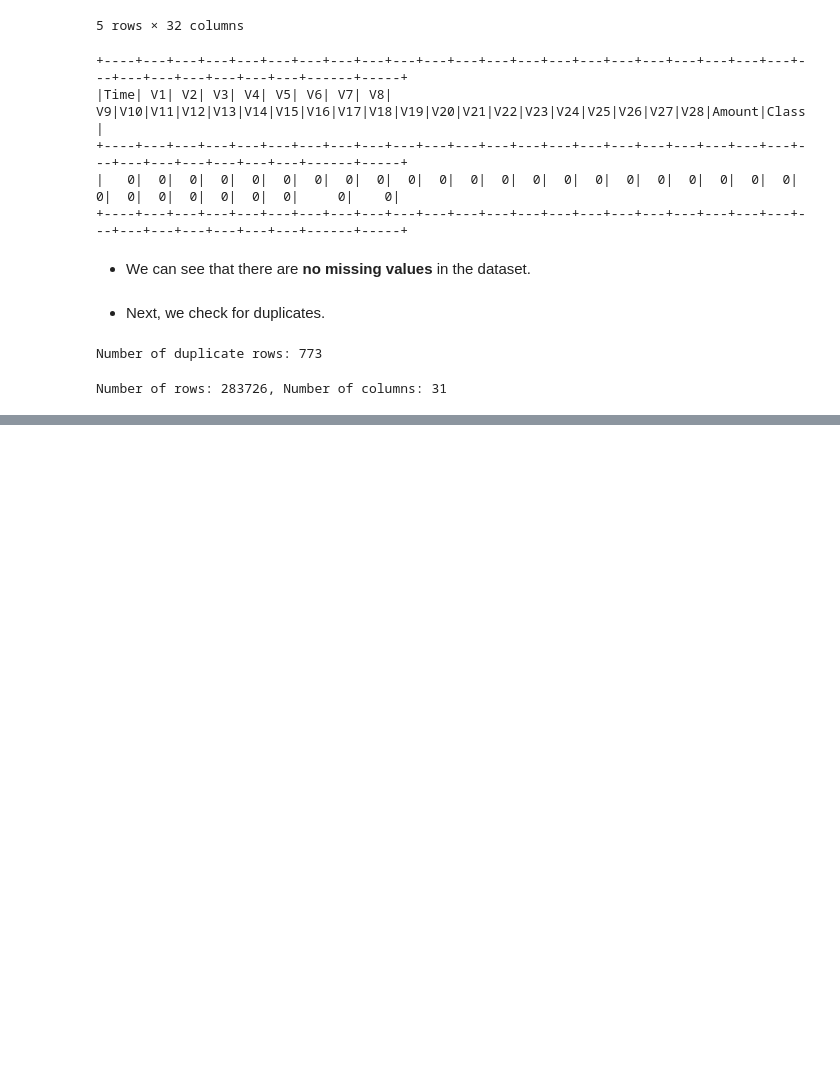
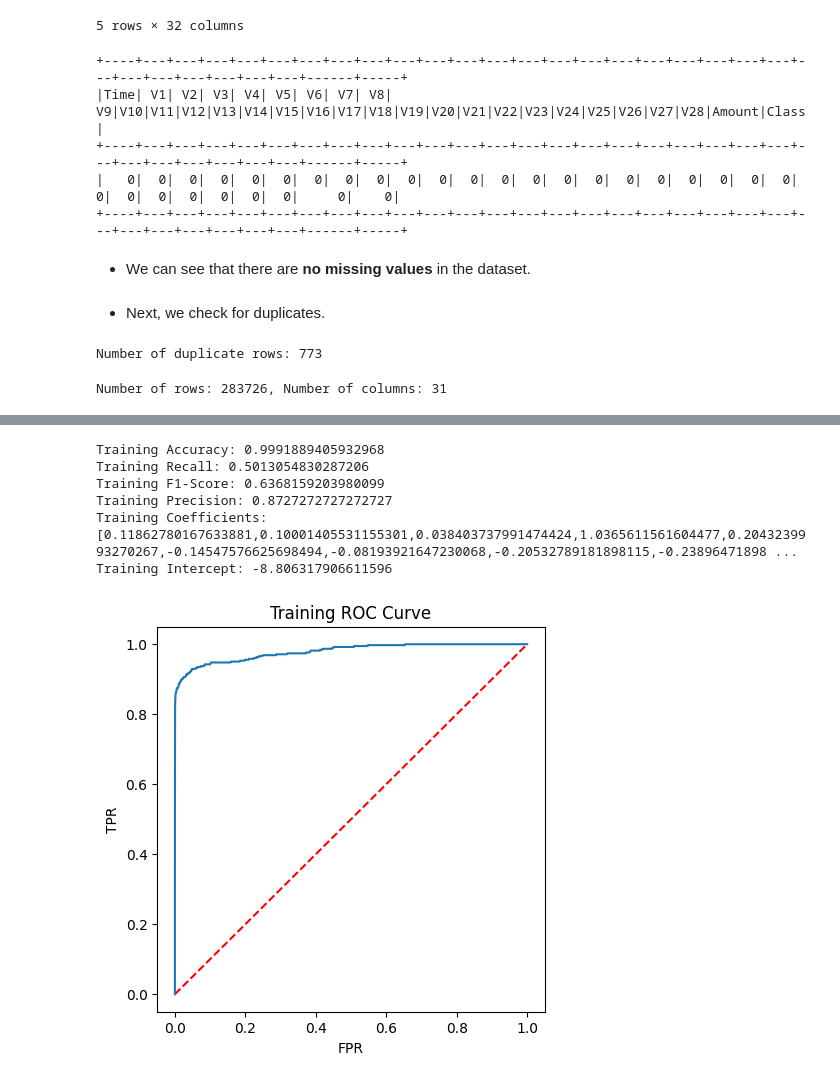
Before and after one commit to stillxthahn/IntroBigData-FinalProject, a Jupyter notebook: src/Problem1_Classification/Structured_API.ipynb, the cells around one changed output, grey strips where cells are left out. Cells and saved outputs as stored; diff of their text form; code cells hidden in the pictures; blank space fills up the shorter version.

```diff
--- a/src/Problem1_Classification/Structured_API.ipynb
+++ b/src/Problem1_Classification/Structured_API.ipynb
@@ -130,0 +99,18 @@ only showing top 20 rows
+# %%
+from pyspark.ml.feature import VectorAssembler, StandardScaler
+
+# Drop the 'Time' column and any duplicates
+numeric_data = data.drop("Time")
+numeric_data = numeric_data.dropDuplicates()
+
+# Assemble feature columns into a single vector column
+feature_columns = numeric_data.columns[:-1]  # Assuming the last column is the label
+assembler = VectorAssembler(inputCols=feature_columns, outputCol="features")
+data_with_features = assembler.transform(numeric_data).select("features", "Class")
+
+# Standardize the features
+scaler = StandardScaler(inputCol="features", outputCol="scaledFeatures", withStd=True, withMean=False)
+scaler_model = scaler.fit(data_with_features)
+data_preprocessed = scaler_model.transform(data_with_features)
+
+data_preprocessed.show()
@@ -130,0 +135,62 @@ only showing top 20 rows
+# %%
+from pyspark.ml.classification import LogisticRegression
+from pyspark.ml.evaluation import BinaryClassificationEvaluator
+from pyspark.ml.evaluation import MulticlassClassificationEvaluator
+import matplotlib.pyplot as plt
+
+# Split the data into training and testing sets
+train_data, test_data = data_preprocessed.randomSplit([0.8, 0.2], seed=42)
+
+# Initialize the Logistic Regression model
+lr = LogisticRegression(featuresCol="scaledFeatures", labelCol="Class", predictionCol="prediction")
+
+# Fit the model on the training data
+lr_model = lr.fit(train_data)
+
+# Inspect metrics of trainning data
+training_summary = lr_model.summary
+print(f"Training Accuracy: {training_summary.accuracy}")
+print(f"Training Recall: {training_summary.recallByThreshold.collect()[0]['recall']}")
+print(f"Training F1-Score: {training_summary.fMeasureByThreshold.collect()[0]['F-Measure']}")
+print(f"Training Precision: {training_summary.precisionByThreshold.collect()[0]['precision']}")
+print(f"Training Coefficients: {lr_model.coefficients}")
+print(f"Training Intercept: {lr_model.intercept}")
+plt.figure(figsize=(5,5))
+plt.plot([0, 1], [0, 1], 'r--')
+plt.plot(lr_model.summary.roc.select('FPR').collect(),
+         lr_model.summary.roc.select('TPR').collect())
+plt.xlabel('FPR')
+plt.ylabel('TPR')
+plt.title('Training ROC Curve')
+plt.show()
+
+
+# Make predictions on the test data
+predictions = lr_model.transform(test_data)
+
+# Evaluate metrics of testing data
+evaluator = BinaryClassificationEvaluator(labelCol="Class", rawPredictionCol="rawPrediction", metricName="areaUnderROC")
+test_auc = evaluator.evaluate(predictions)
+
+print(f"Testing AUC: {test_auc}")
+
+# Accuracy, precision, recall from MulticlassClassificationEvaluator
+from pyspark.ml.evaluation import MulticlassClassificationEvaluator
+
+evaluator_accuracy = MulticlassClassificationEvaluator(labelCol="Class", predictionCol="prediction", metricName="accuracy")
+evaluator_precision = MulticlassClassificationEvaluator(labelCol="Class", predictionCol="prediction", metricName="weightedPrecision")
+evaluator_recall = MulticlassClassificationEvaluator(labelCol="Class", predictionCol="prediction", metricName="weightedRecall")
+evaluator_f1 = MulticlassClassificationEvaluator(labelCol="Class", predictionCol="prediction", metricName="f1")
+
+print(f"Testing Accuracy: {evaluator_accuracy.evaluate(predictions)}")
+print(f"Testing Precision: {evaluator_precision.evaluate(predictions)}")
+print(f"Testing Recall: {evaluator_recall.evaluate(predictions)}")
+print(f"Testing F1-Score: {evaluator_f1.evaluate(predictions)}")
+# %% [output]
+Training Accuracy: 0.9991889405932968
+Training Recall: 0.5013054830287206
+Training F1-Score: 0.6368159203980099
+Training Precision: 0.8727272727272727
+Training Coefficients: [0.11862780167633881,0.10001405531155301,0.038403737991474424,1.0365611561604477,0.2043239993270267,-0.14547576625698494,-0.08193921647230068,-0.20532789181898115,-0.23896471898 ...
+Training Intercept: -8.806317906611596
+[figure, added]
```
Also changed, not shown: parts of 8 cells of this notebook.
